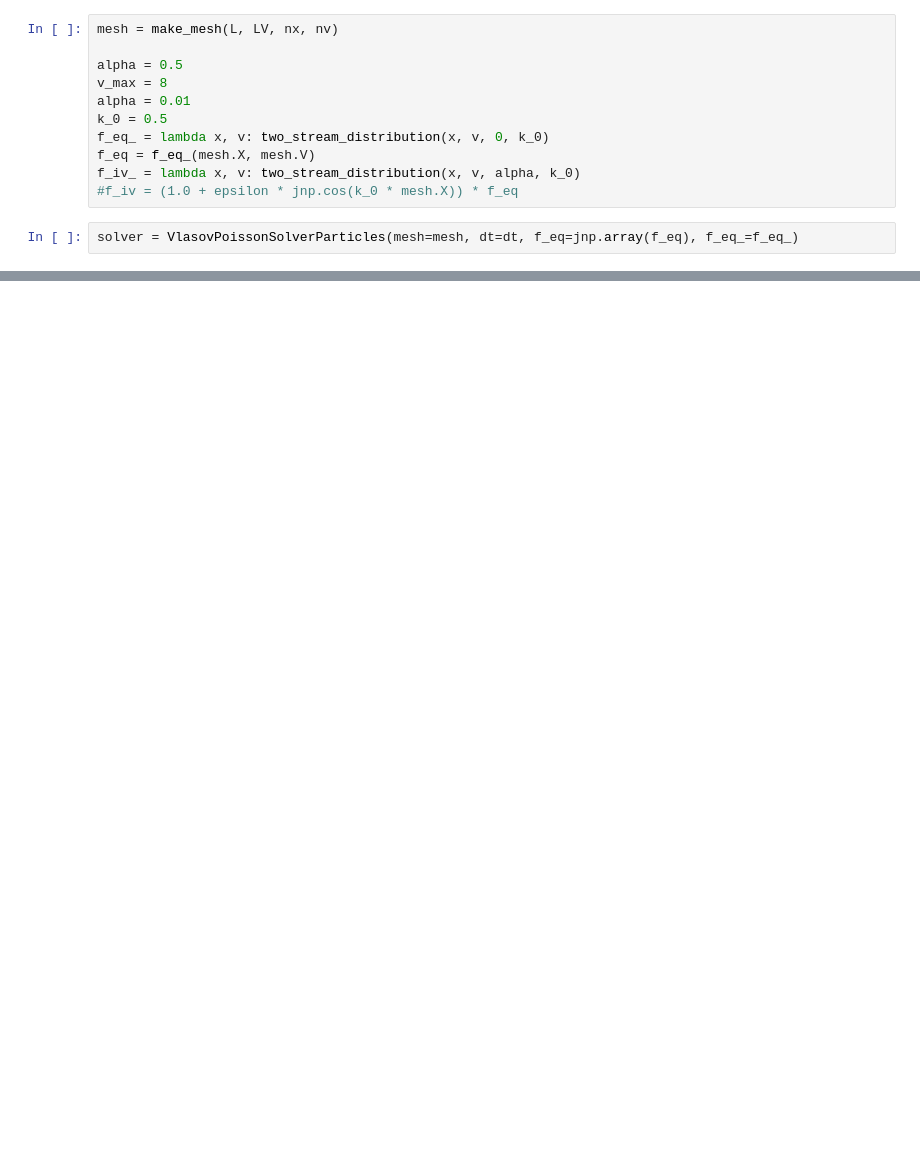
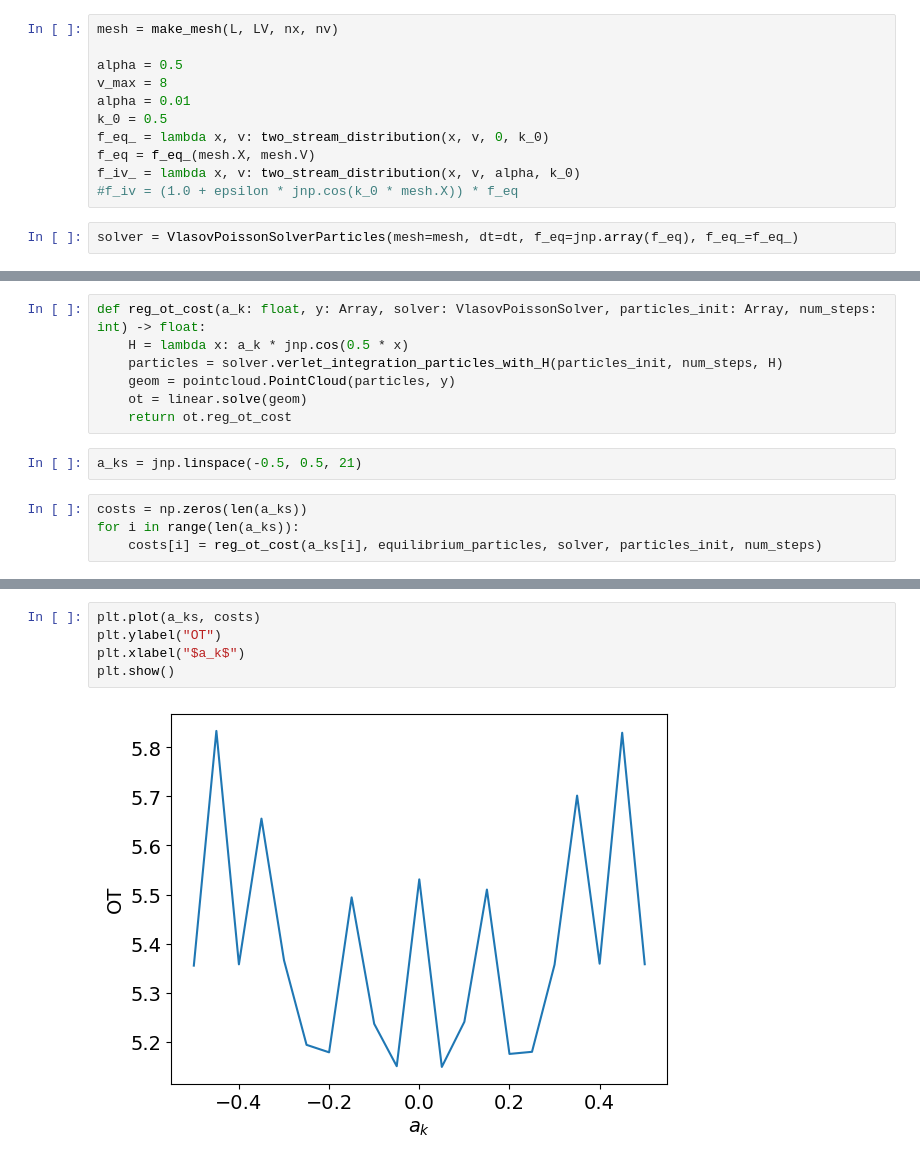
Before and after one commit to maguerrap/vlasov-poisson, a Jupyter notebook: notebooks/Vlasov-Poisson-solver-particle-jax.ipynb, the cells around one changed output, grey strips where cells are left out. Cells and saved outputs as stored; diff of their text form; blank space fills up the shorter version.

```diff
--- a/notebooks/Vlasov-Poisson-solver-particle-jax.ipynb
+++ b/notebooks/Vlasov-Poisson-solver-particle-jax.ipynb
@@ -415,0 +410,13 @@ plot_particles(update_particles, mesh)
+# %%
+def reg_ot_cost(a_k: float, y: Array, solver: VlasovPoissonSolver, particles_init: Array, num_steps: int) -> float:
+    H = lambda x: a_k * jnp.cos(0.5 * x)
+    particles = solver.verlet_integration_particles_with_H(particles_init, num_steps, H)
+    geom = pointcloud.PointCloud(particles, y)
+    ot = linear.solve(geom)
+    return ot.reg_ot_cost
+# %%
+a_ks = jnp.linspace(-0.5, 0.5, 21)
+# %%
+costs = np.zeros(len(a_ks))
+for i in range(len(a_ks)):
+    costs[i] = reg_ot_cost(a_ks[i], equilibrium_particles, solver, particles_init, num_steps)
@@ -415,0 +429,7 @@ plot_particles(update_particles, mesh)
+# %%
+plt.plot(a_ks, costs)
+plt.ylabel("OT")
+plt.xlabel("$a_k$")
+plt.show()
+# %% [output]
+[figure, added]
```
Also changed, not shown: parts of 10 cells of this notebook.
